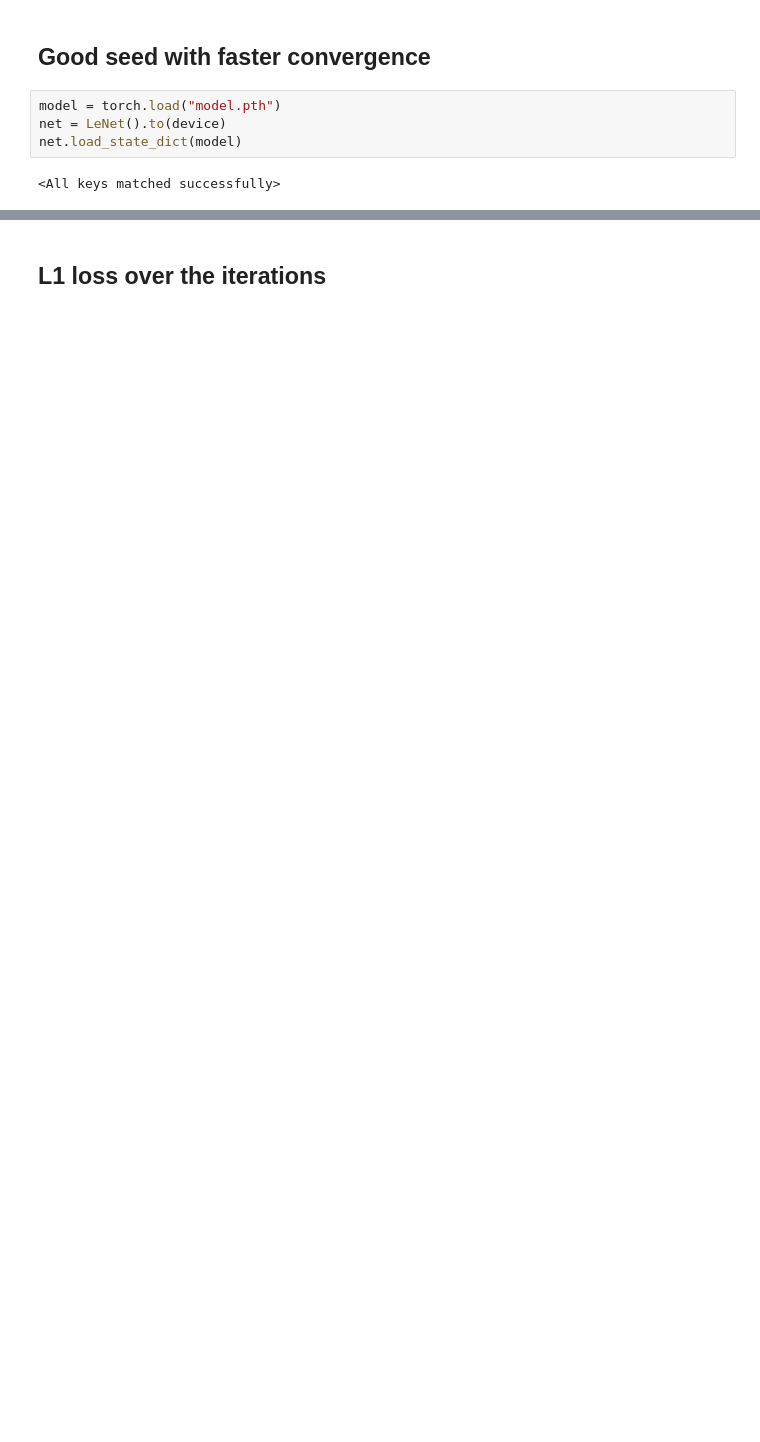
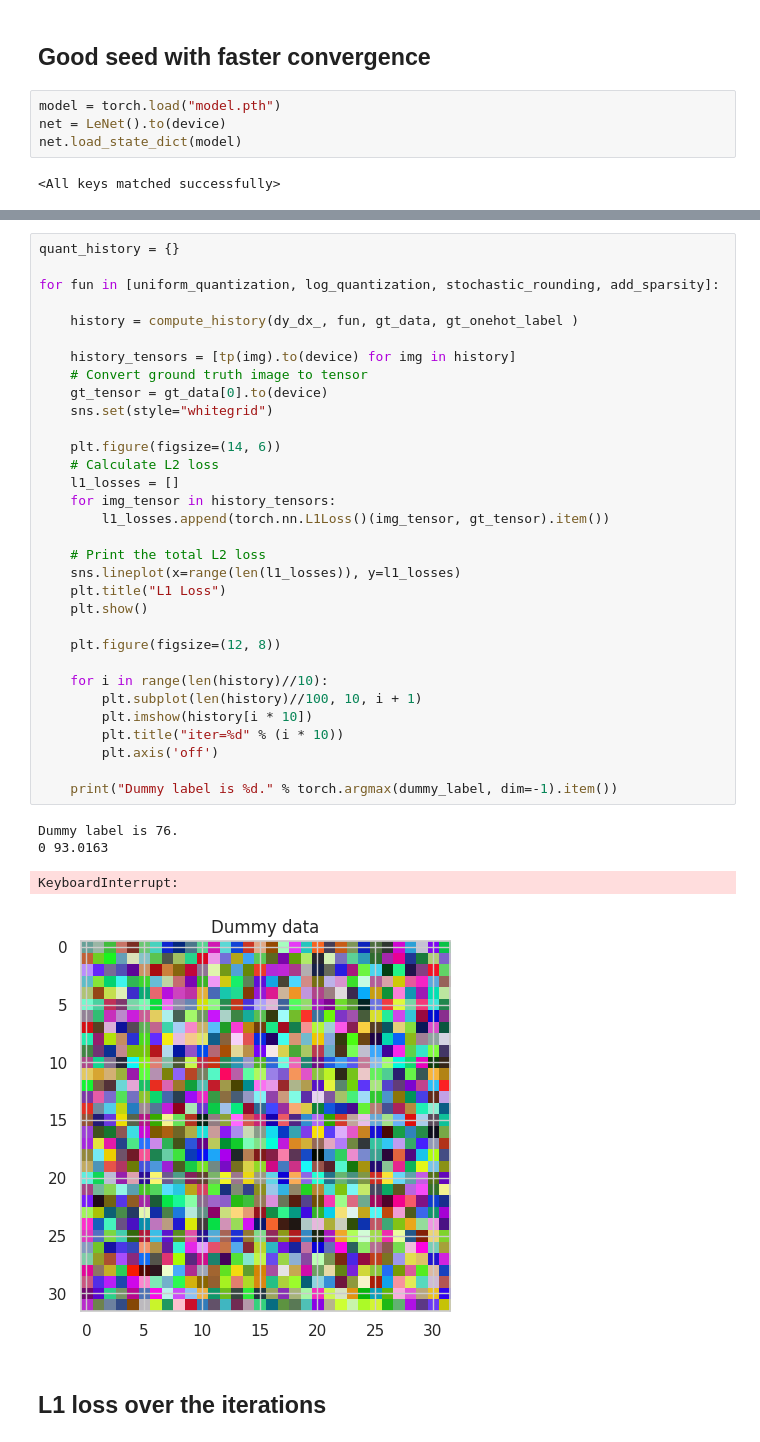
Before and after one commit to arvind6599/Opt_ML_Project, a Jupyter notebook: Deep_Leakage_from_Gradients.ipynb, the cells around one changed output, grey strips where cells are left out. Cells and saved outputs as stored; diff of their text form; blank space fills up the shorter version.

```diff
--- a/Deep_Leakage_from_Gradients.ipynb
+++ b/Deep_Leakage_from_Gradients.ipynb
@@ -199,2 +192,39 @@ for iters in range(300):
+# %%
+quant_history = {}
+
+for fun in [uniform_quantization, log_quantization, stochastic_rounding, add_sparsity]:
+
+    history = compute_history(dy_dx_, fun, gt_data, gt_onehot_label )
+
+    history_tensors = [tp(img).to(device) for img in history]
+    # Convert ground truth image to tensor
+    gt_tensor = gt_data[0].to(device)
+    sns.set(style="whitegrid")
+
+    plt.figure(figsize=(14, 6))
+    # Calculate L2 loss
+    l1_losses = []
+    for img_tensor in history_tensors:
+        l1_losses.append(torch.nn.L1Loss()(img_tensor, gt_tensor).item())
+
+    # Print the total L2 loss
+    sns.lineplot(x=range(len(l1_losses)), y=l1_losses)
+    plt.title("L1 Loss")
+    plt.show()
+
+    plt.figure(figsize=(12, 8))
+
+    for i in range(len(history)//10):
+        plt.subplot(len(history)//100, 10, i + 1)
+        plt.imshow(history[i * 10])
+        plt.title("iter=%d" % (i * 10))
+        plt.axis('off')
+
+    print("Dummy label is %d." % torch.argmax(dummy_label, dim=-1).item())
+# %% [output]
+Dummy label is 76.
+0 93.0163
+KeyboardInterrupt:
+[figure, added]
 # %% [markdown]
 ## L1 loss over the iterations
```
Also changed, not shown: parts of 14 cells of this notebook, 2 other files.
